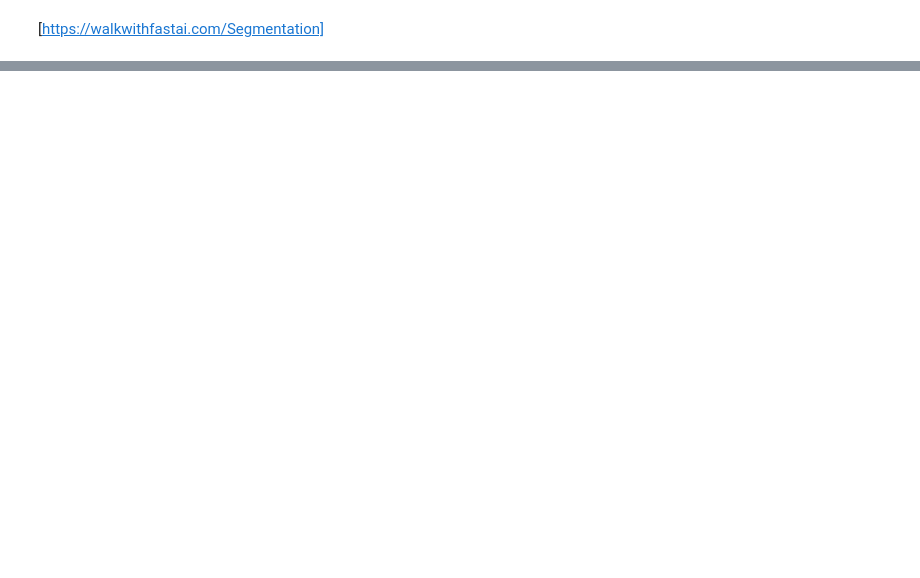
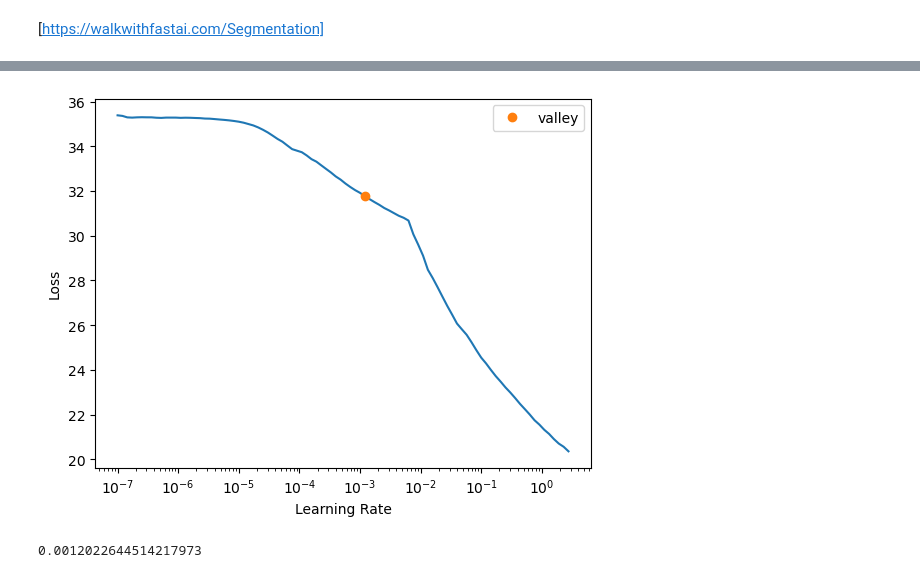
Before and after one commit to TheFoo251/earthquake_model, a Jupyter notebook: notebooks/fastai.ipynb, the cells around one changed output, grey strips where cells are left out. Cells and saved outputs as stored; diff of their text form; code cells hidden in the pictures; blank space fills up the shorter version.

```diff
--- a/notebooks/fastai.ipynb
+++ b/notebooks/fastai.ipynb
@@ -28,5 +33,7 @@ fnames
 # %%
 def label_func(fn): return path/"targets"/f"{fn.stem}_target{fn.suffix}"
+# %%
+codes = ["Background", "NoDamage", "MinorDamage", "MajorDamage", "Destroyed"]
 # %%
 dls = SegmentationDataLoaders.from_label_func(
     path,
@@ -34,6 +41,6 @@ dls = SegmentationDataLoaders.from_label_func(
     fnames = fnames,
     label_func = label_func,
     codes = codes,
-    item_tfms = Resize(32)
+    # item_tfms = Resize(1024)
 )
 #dls.vocab = codes
@@ -52,0 +53,14 @@ learn.summary()
+# %%
+learn = unet_learner(
+    dls,
+    resnet18,
+    metrics=DiceMulti(axis=1),
+    self_attention=True,
+    act_cls=Mish,
+    loss_func = DiceLoss(),
+    pretrained=True
+)
+# learn.summary()
+# %%
+lr = learn.lr_find()
+# %% [output]
@@ -53 +68,6 @@ learn.summary()
+[figure, added]
+# %%
+lr = lr[0]; lr
+# %% [output]
+0.0012022644514217973
 # %%
```
Also changed, not shown: parts of 12 cells of this notebook, 2 other files.
